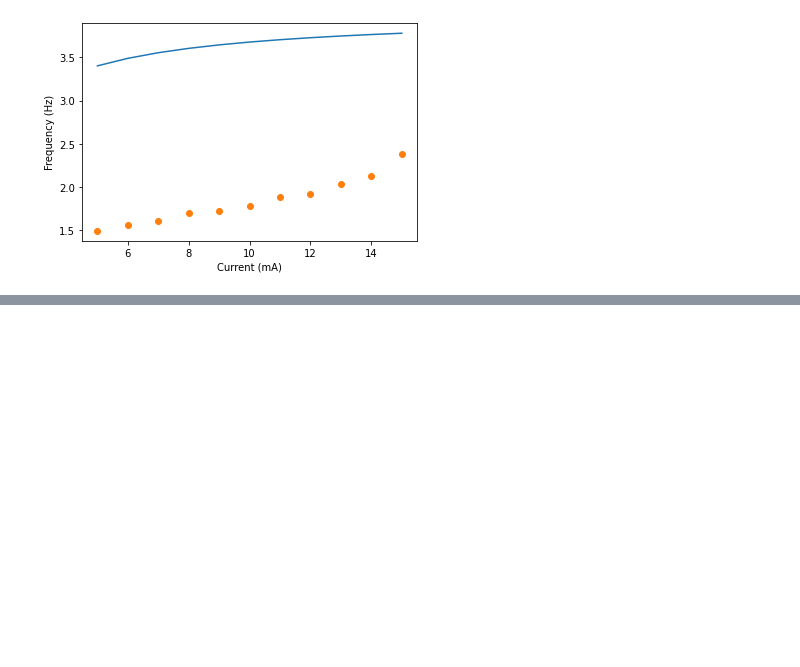
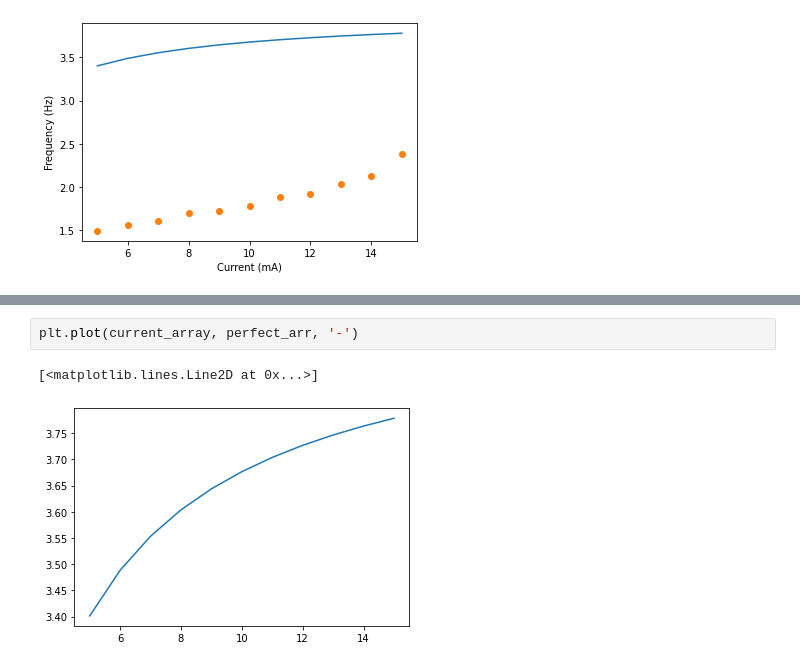
Before and after one commit to udiram/Physics-2P03, a Jupyter notebook: Neuron_modelling/neuron_dynamics.ipynb, the cells around one changed output, grey strips where cells are left out. Cells and saved outputs as stored; diff of their text form; blank space fills up the shorter version.

```diff
--- a/Neuron_modelling/neuron_dynamics.ipynb
+++ b/Neuron_modelling/neuron_dynamics.ipynb
@@ -103,0 +114,5 @@ Text(0, 0.5, 'Frequency (Hz)')
+# %%
+plt.plot(current_array, perfect_arr, '-')
+# %% [output]
+[<matplotlib.lines.Line2D at 0x...>]
+[figure, added]
```
Also changed, not shown: parts of 2 cells of this notebook, 6 other files.
